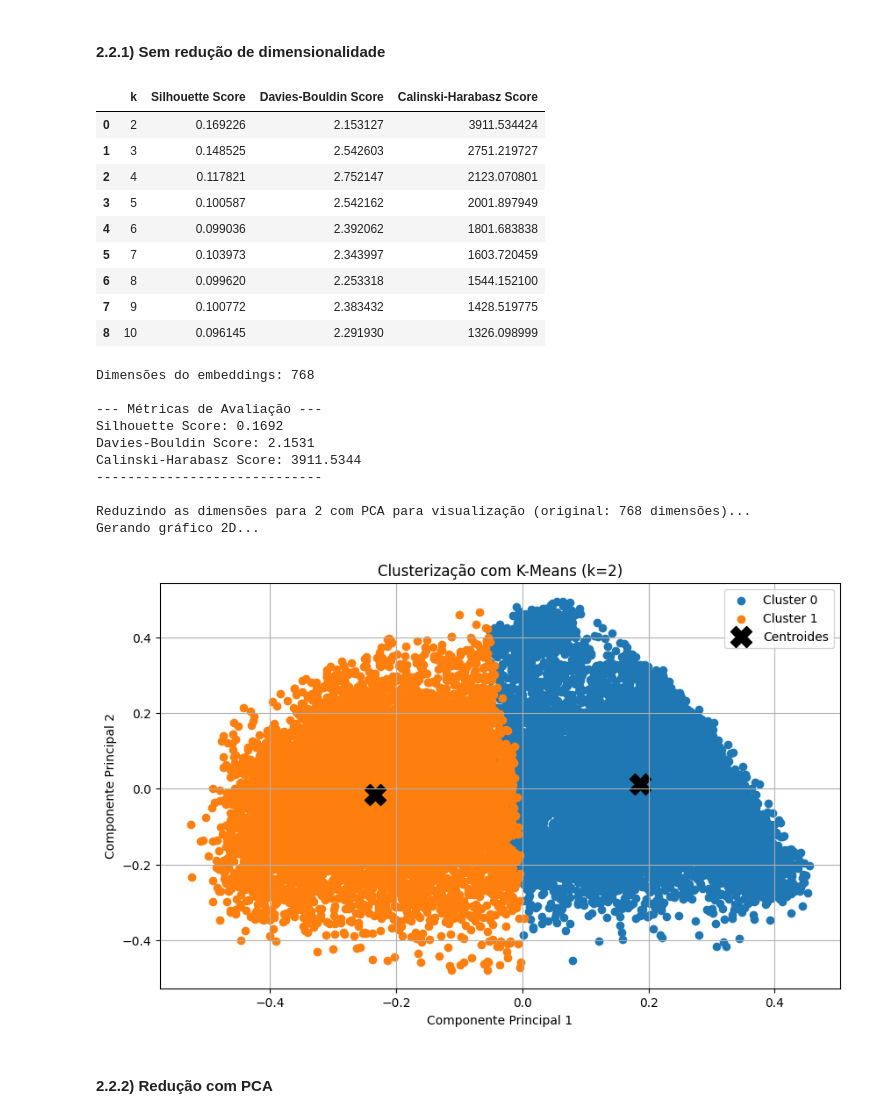
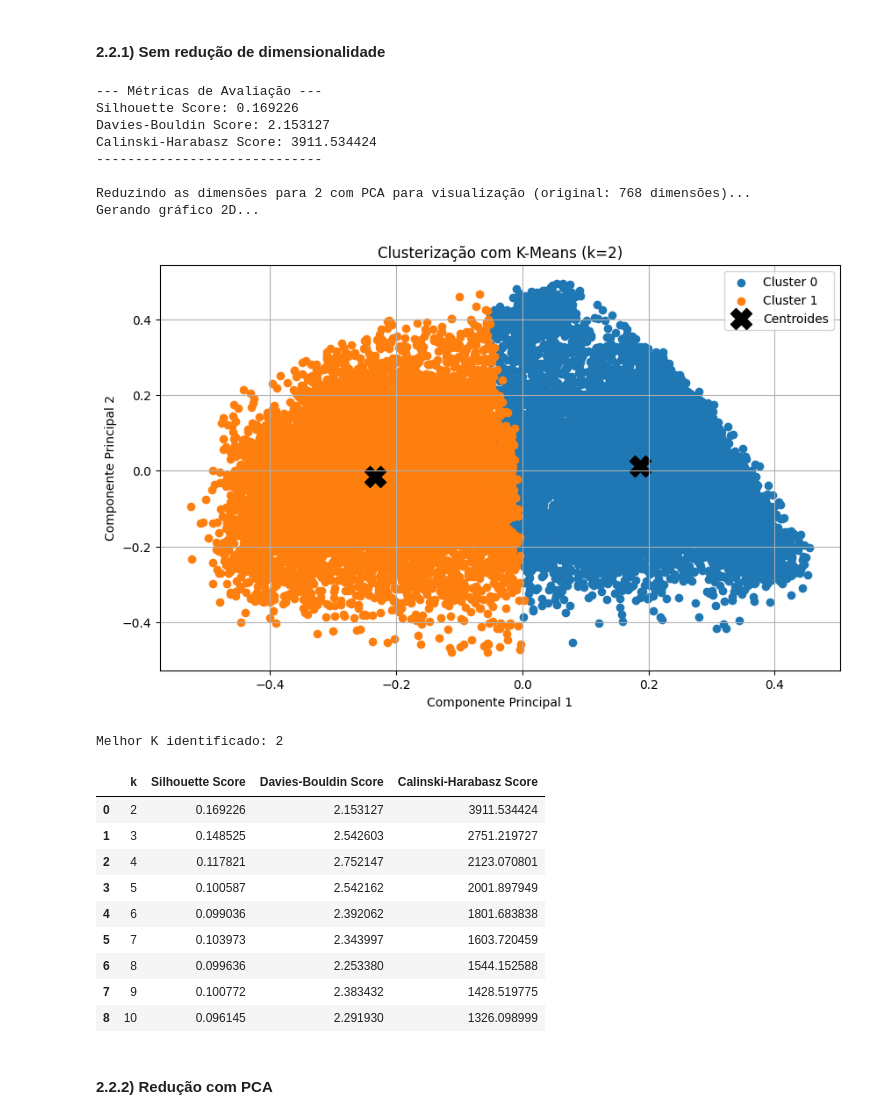
Before and after one commit to aqcorreia/PPCA-MD-Trabalho, a Jupyter notebook: 06_1_Clustering_KMeans.ipynb, the cells around one changed output. Drawn from its saved outputs; the diff is of its cells as text; code cells hidden in the pictures.

```diff
--- a/06_1_Clustering_KMeans.ipynb
+++ b/06_1_Clustering_KMeans.ipynb
@@ -578,5 +576,3 @@ resultado_kmeans.head(100)
 | 6 | 8 | 0.360264 | 0.858256 | 17709.123047 |
 | 7 | 9 | 0.339650 | 0.896966 | 17215.277344 |
 | 8 | 10 | 0.340453 | 0.900672 | 17140.093750 |
-# %%
-df_portarias_mgi = clusterizar_e_plotar(df_portarias_mgi, 'SBERT_Embeddings1_PCA', n_clusters=3, sufixo_grafico="PCA")
@@ -609,5 +603,3 @@ resultado_kmeans.head(100)
 | 6 | 8 | 0.363300 | 0.840182 | 16394.460938 |
 | 7 | 9 | 0.353786 | 0.898170 | 15710.944336 |
 | 8 | 10 | 0.349281 | 0.843232 | 15919.841797 |
-# %%
-df_portarias_mgi = clusterizar_e_plotar(df_portarias_mgi, 'SBERT_Embeddings1_TSNE', n_clusters=8, sufixo_grafico="t-SNE")
@@ -640,5 +630,3 @@ resultado_kmeans.head(100)
 | 6 | 8 | 0.364202 | 0.845534 | 16260.064453 |
 | 7 | 9 | 0.356327 | 0.835535 | 16679.988281 |
 | 8 | 10 | 0.351838 | 0.863634 | 16069.744141 |
-# %%
-df_portarias_mgi = clusterizar_e_plotar(df_portarias_mgi, 'SBERT_Embeddings1_PCA_TSNE', n_clusters=7, sufixo_grafico="PCA + t-SNE")
@@ -671,5 +657,3 @@ resultado_kmeans.head(100)
 | 6 | 8 | 0.420374 | 0.856472 | 15522.116211 |
 | 7 | 9 | 0.440798 | 0.785442 | 15473.456055 |
 | 8 | 10 | 0.454379 | 0.722698 | 17293.222656 |
-# %%
-df_portarias_mgi = clusterizar_e_plotar(df_portarias_mgi, 'SBERT_Embeddings1_UMAP', n_clusters=10, sufixo_grafico="UMAP")
@@ -689,35 +662,31 @@ Gerando gráfico 2D...
 # %% [markdown]
 #### 2.2.1) Sem redução de dimensionalidade
 # %%
-resultado_kmeans = processar_kmeans(df_portarias_mgi, 'SBERT_Embeddings4', k_min=2, k_max=10)
+resultado_kmeans = processar_kmeans_e_clusterizar(df_portarias_mgi, 'SBERT_Embeddings4', k_min=2, k_max=10)
 
 # Exibir os resultados
 resultado_kmeans.head(100)
 # %% [output]
+--- Métricas de Avaliação ---
+Silhouette Score: 0.169226
+Davies-Bouldin Score: 2.153127
+Calinski-Harabasz Score: 3911.534424
+-----------------------------
+
+Reduzindo as dimensões para 2 com PCA para visualização (original: 768 dimensões)...
+Gerando gráfico 2D...
+[figure, added]
+Melhor K identificado: 2
 |  | k | Silhouette Score | Davies-Bouldin Score | Calinski-Harabasz Score |
 | 0 | 2 | 0.169226 | 2.153127 | 3911.534424 |
 | 1 | 3 | 0.148525 | 2.542603 | 2751.219727 |
 | 2 | 4 | 0.117821 | 2.752147 | 2123.070801 |
 | 3 | 5 | 0.100587 | 2.542162 | 2001.897949 |
 | 4 | 6 | 0.099036 | 2.392062 | 1801.683838 |
 | 5 | 7 | 0.103973 | 2.343997 | 1603.720459 |
-| 6 | 8 | 0.099620 | 2.253318 | 1544.152100 |
+| 6 | 8 | 0.099636 | 2.253380 | 1544.152588 |
 | 7 | 9 | 0.100772 | 2.383432 | 1428.519775 |
 | 8 | 10 | 0.096145 | 2.291930 | 1326.098999 |
-# %%
-df_portarias_mgi = clusterizar_e_plotar(df_portarias_mgi, 'SBERT_Embeddings4', n_clusters=2)
-# %% [output]
-Dimensões do embeddings: 768
-
---- Métricas de Avaliação ---
-Silhouette Score: 0.1692
-Davies-Bouldin Score: 2.1531
-Calinski-Harabasz Score: 3911.5344
------------------------------
-
-Reduzindo as dimensões para 2 com PCA para visualização (original: 768 dimensões)...
-Gerando gráfico 2D...
-[figure, removed]
 # %% [markdown]
 #### 2.2.2) Redução com PCA
 # %%
```
Also changed, not shown: parts of 46 cells of this notebook, 2 other files.
